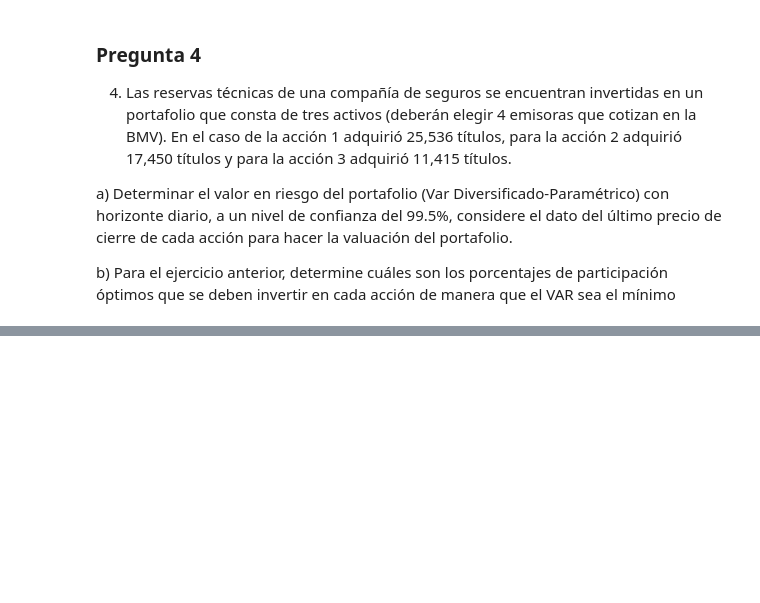
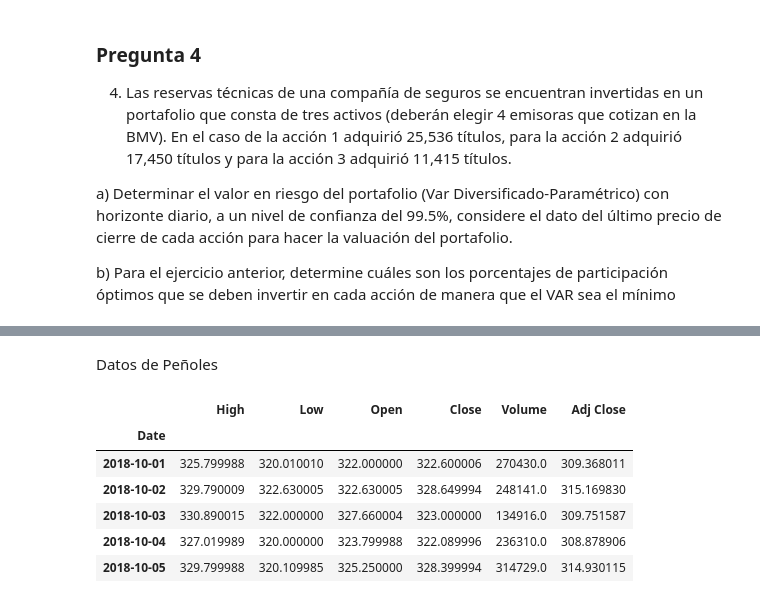
Before and after one commit to CarlosIST/Riesgos-Financieros, a Jupyter notebook: Examen II Santillán.ipynb, the cells around one changed output, grey strips where cells are left out. Cells and saved outputs as stored; diff of their text form; code cells hidden in the pictures; blank space fills up the shorter version.

```diff
--- a/Examen II Santillán.ipynb
+++ b/Examen II Santillán.ipynb
@@ -544,0 +635,16 @@ b)	Para el ejercicio anterior, determine cuáles son los porcentajes de particip
+# %%
+datos_Penoles = web.get_data_yahoo('PE&OLES.MX', fechaInicial, fechaFinal)
+datos_Televisa = web.get_data_yahoo('TLEVISACPO.MX', fechaInicial, fechaFinal)
+datos_Amovil = web.get_data_yahoo('AMXL.MX', fechaInicial, fechaFinal)
+# %% [markdown]
+Datos de Peñoles
+# %%
+datos_Penoles.head()
+# %% [output]
+|  | High | Low | Open | Close | Volume | Adj Close |
+| Date |  |  |  |  |  |  |
+| 2018-10-01 | 325.799988 | 320.010010 | 322.000000 | 322.600006 | 270430.0 | 309.368011 |
+| 2018-10-02 | 329.790009 | 322.630005 | 322.630005 | 328.649994 | 248141.0 | 315.169830 |
+| 2018-10-03 | 330.890015 | 322.000000 | 327.660004 | 323.000000 | 134916.0 | 309.751587 |
+| 2018-10-04 | 327.019989 | 320.000000 | 323.799988 | 322.089996 | 236310.0 | 308.878906 |
+| 2018-10-05 | 329.799988 | 320.109985 | 325.250000 | 328.399994 | 314729.0 | 314.930115 |
```
Also changed, not shown: parts of 15 cells of this notebook.
